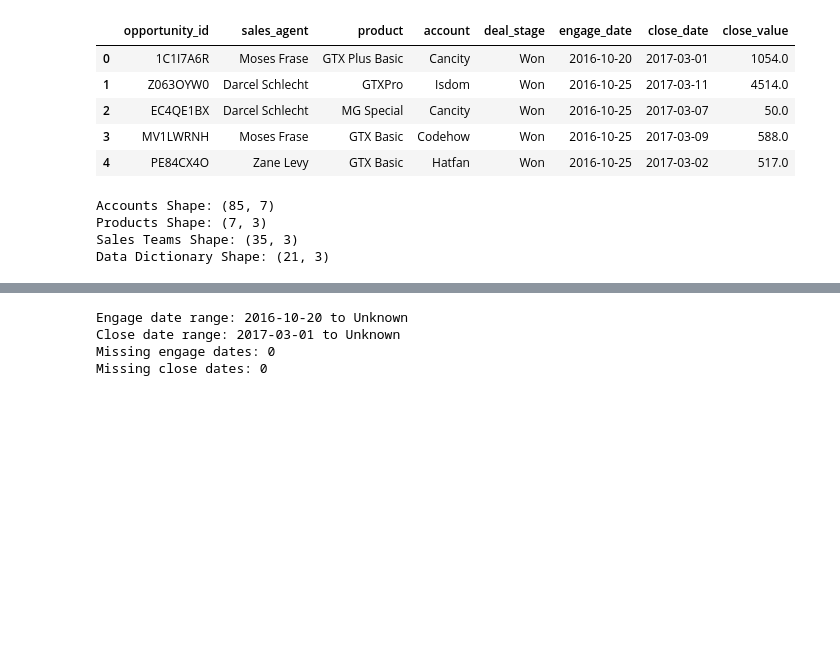
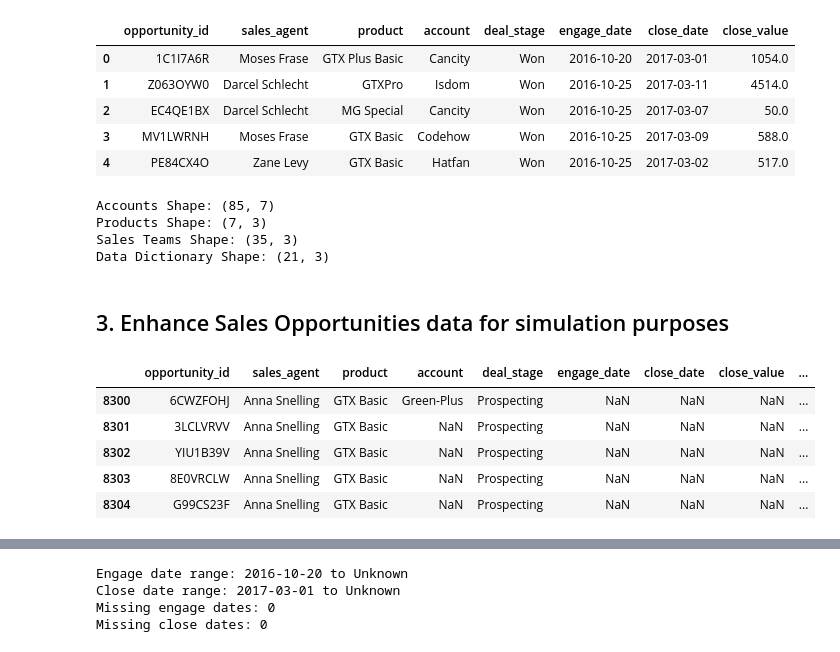
Before and after one commit to VRabinin/mlops-zoomcamp-project, a Jupyter notebook: notebooks/01_data_processing_pipeline.ipynb, the cells around one changed output, grey strips where cells are left out. Drawn from its saved outputs; the diff is of its cells as text; code cells hidden in the pictures; blank space fills up the shorter version.

```diff
--- a/notebooks/01_data_processing_pipeline.ipynb
+++ b/notebooks/01_data_processing_pipeline.ipynb
@@ -77,3 +78,24 @@ Accounts Shape: (85, 7)
 Products Shape: (7, 3)
 Sales Teams Shape: (35, 3)
 Data Dictionary Shape: (21, 3)
+# %% [markdown]
+## 3. Enhance Sales Opportunities data for simulation purposes
+# %%
+df_sales1 = df_sales.copy()
+# Add opportunity creation date as offset of engagement date
+df_sales1['random_number'] = np.random.randint(10, 30, df_sales1.shape[0])
+# Create creation date by subtracting a random number of days from the engagement date
+df_sales1['creation_date'] = pd.to_datetime(df_sales1['engage_date'], errors='coerce')
+# If engage_date is NaN, set creation_date to max of the engagement date
+m = pd.to_datetime(df_sales1['engage_date'], errors='coerce').max()
+df_sales1['creation_date'] = df_sales1['creation_date'].fillna(m)
+df_sales1['creation_date'] = df_sales1['creation_date'] - pd.to_timedelta(df_sales1['random_number'], unit='D')
+df_sales1 = df_sales1.drop(columns=['random_number'])
+df_sales1[df_sales1['engage_date'].isna()].head()
+# %% [output]
+|  | opportunity_id | sales_agent | product | account | deal_stage | engage_date | close_date | close_value | ... |
+| 8300 | 6CWZFOHJ | Anna Snelling | GTX Basic | Green-Plus | Prospecting | NaN | NaN | NaN | ... |
+| 8301 | 3LCLVRVV | Anna Snelling | GTX Basic | NaN | Prospecting | NaN | NaN | NaN | ... |
+| 8302 | YIU1B39V | Anna Snelling | GTX Basic | NaN | Prospecting | NaN | NaN | NaN | ... |
+| 8303 | 8E0VRCLW | Anna Snelling | GTX Basic | NaN | Prospecting | NaN | NaN | NaN | ... |
+| 8304 | G99CS23F | Anna Snelling | GTX Basic | NaN | Prospecting | NaN | NaN | NaN | ... |
```
Also changed, not shown: parts of 26 cells of this notebook, 20 other files.
